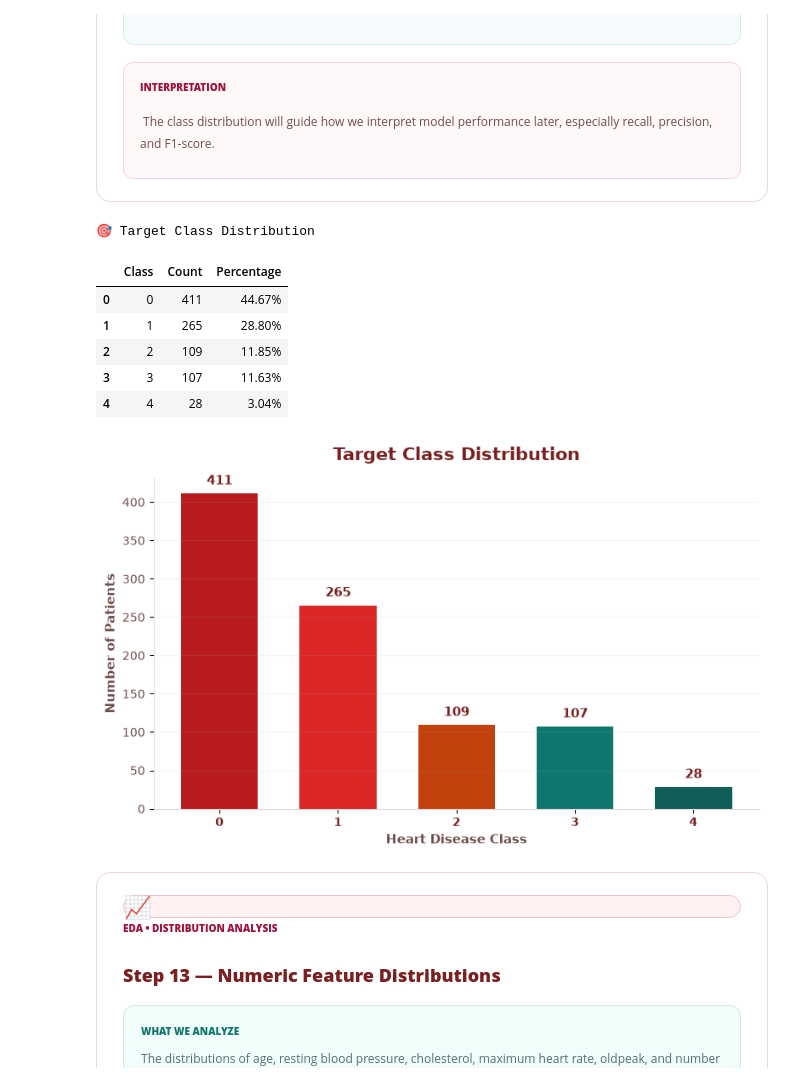
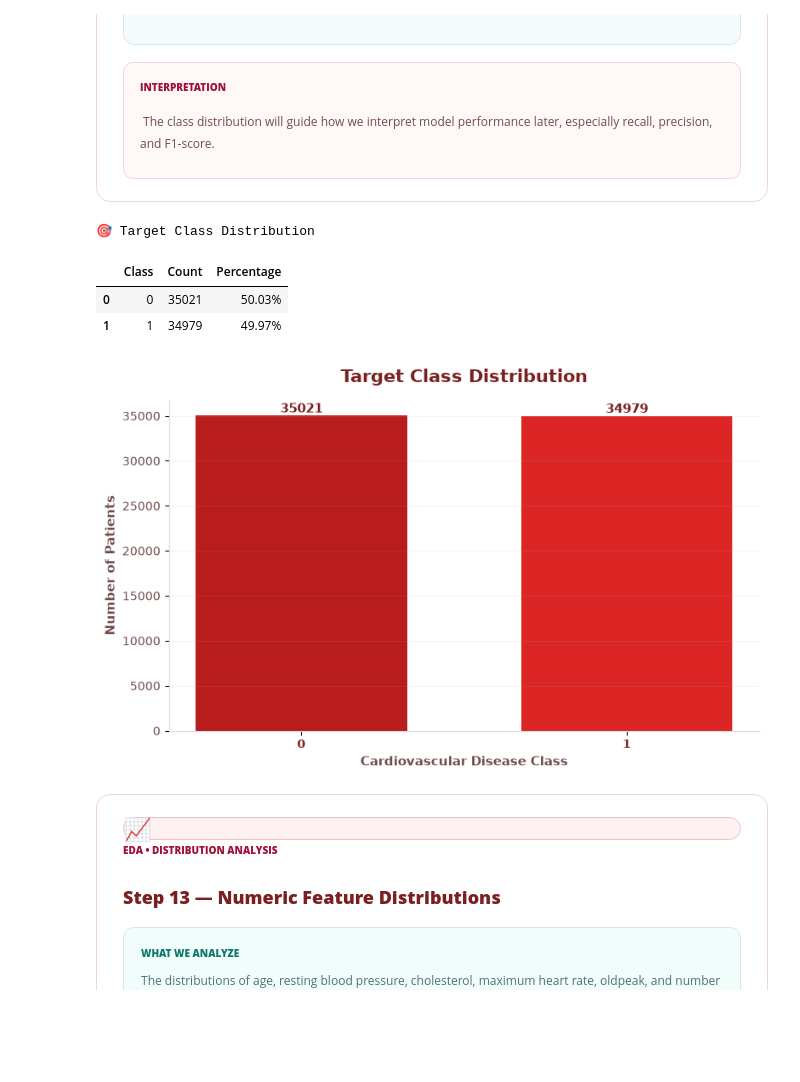
Before and after one commit to Shimaa-Habes/BinX-Training-AI-ML, a Jupyter notebook: CardiacML-Project/analysis/heart_analysis.ipynb, the cells around one changed output. Saved outputs shown, nothing was run; the diff lists cells and outputs as text; code cells hidden in the pictures; blank space fills up the shorter version.

Commit message:
Replace heart disease dataset with cardiovascular disease dataset

```diff
--- a/CardiacML-Project/analysis/heart_analysis.ipynb
+++ b/CardiacML-Project/analysis/heart_analysis.ipynb
@@ -941,0 +927,7 @@ KeyError: 'num'
+# %%
+import pandas as pd
+
+df = pd.read_csv("../input/heart_disease_uci.csv", sep=";")
+
+print(df.columns.tolist())
+print(df.shape)
@@ -3316,9 +3453,11 @@ from IPython.display import display, HTML
 import matplotlib.pyplot as plt
 
 # Calculate class counts and percentages
-target_counts = df_clean["num"].value_counts().sort_index()
+
+target_counts = df_clean["cardio"].value_counts().sort_index()
+
 target_percentages = (
-    df_clean["num"].value_counts(normalize=True).sort_index() * 100
+    df_clean["cardio"].value_counts(normalize=True).sort_index() * 100
 )
 
 class_balance = pd.DataFrame({
@@ -3326,6 +3465,7 @@ class_balance = pd.DataFrame({
     "Count": target_counts.values,
     "Percentage": target_percentages.values
 })
+
 
 # ---------------------------------------------------------
 # Styled table
@@ -3391,6 +3531,7 @@ styled_table = (
 
 display(styled_table)
 
+
 # ---------------------------------------------------------
 # Styled class distribution chart
 # ---------------------------------------------------------
@@ -3398,6 +3539,7 @@ display(styled_table)
 plt.figure(figsize=(8, 5))
 
 # Theme colors: red / burgundy / teal
+
 theme_colors = [
     "#B91C1C",
     "#DC2626",
@@ -3409,7 +3551,7 @@ theme_colors = [
 bars = plt.bar(
     class_balance["Class"].astype(str),
     class_balance["Count"],
-    color=theme_colors,
+    color=theme_colors[:len(class_balance)],
     width=0.65
 )
 
@@ -3422,7 +3564,7 @@ plt.title(
 )
 
 plt.xlabel(
-    "Heart Disease Class",
+    "Cardiovascular Disease Class",
     fontsize=11,
     fontweight="bold",
     color="#704D4D"
@@ -3444,41 +3586,43 @@ plt.yticks(
     color="#704D4D"
 )
 
+
 # Add count labels above each bar
+
 for bar, count in zip(bars, class_balance["Count"]):
+
     plt.text(
         bar.get_x() + bar.get_width() / 2,
         bar.get_height() + 8,
         str(count),
         ha="center",
         va="bottom",
         fontsize=11,
         fontweight="bold",
         color="#7A2020"
     )
 
+
 # Keep the chart clean
+
 plt.grid(
     axis="y",
     alpha=0.15
 )
 
 plt.gca().spines["top"].set_visible(False)
 plt.gca().spines["right"].set_visible(False)
 plt.gca().spines["left"].set_color("#E8DADA")
 plt.gca().spines["bottom"].set_color("#E8DADA")
 
 plt.tight_layout()
 plt.show()
 # %% [output]
 🎯 Target Class Distribution
 |  | Class | Count | Percentage |
-| 0 | 0 | 411 | 44.67% |
-| 1 | 1 | 265 | 28.80% |
-| 2 | 2 | 109 | 11.85% |
-| 3 | 3 | 107 | 11.63% |
-| 4 | 4 | 28 | 3.04% |
+| 0 | 0 | 35021 | 50.03% |
+| 1 | 1 | 34979 | 49.97% |
-[figure, old version]
+[figure, new version]
 # %% [markdown]
 <div style="
     background:#FFFFFF;
```
Also changed, not shown: parts of 31 cells of this notebook, 8 other files.
